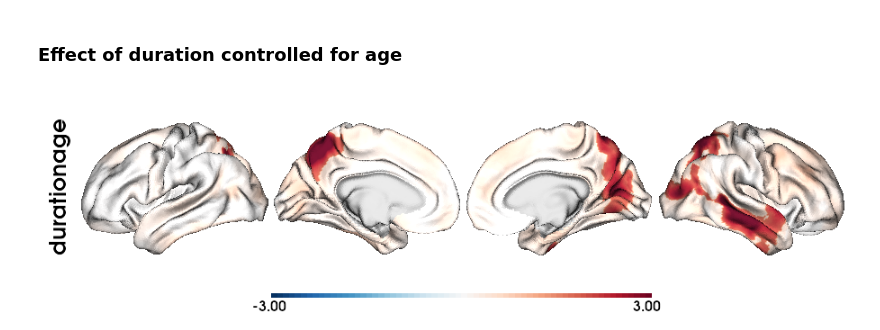
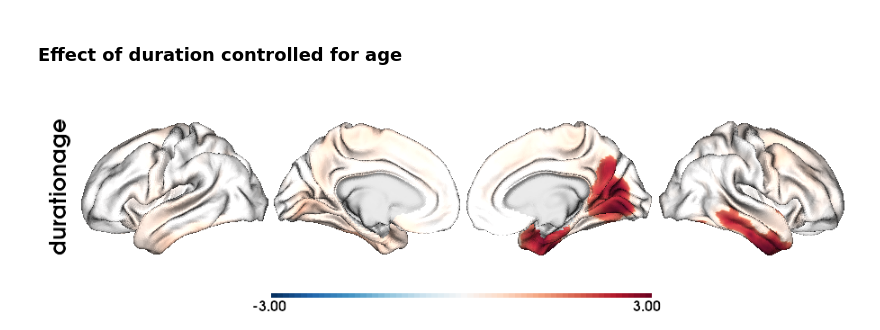
Before and after one commit to MICA-MNI/2025_in-vivo_tauPET-mk6240_TLE, a Jupyter notebook: scripts/Fig-3_clinical-cognitive_correlations.ipynb, the cells around one changed output. Cells and saved outputs as stored; diff of their text form; code cells hidden in the pictures.

Commit message:
updates testing the updated database

```diff
--- a/scripts/Fig-3_clinical-cognitive_correlations.ipynb
+++ b/scripts/Fig-3_clinical-cognitive_correlations.ipynb
@@ -16,10 +16,14 @@ from utils import *
 # %% [markdown]
 ### Fetch data
 # %%
+osf_path="/Users/rcruces/Desktop/OSF_data_revision-2025"
+
 # Load the data frame
-osf_df = osf_download("18F-MK6240_in-vivo_database.csv", project_id='ct3gw')
-df = pd.read_csv(osf_df)
+#osf_df = osf_download("18F-MK6240_in-vivo_database.csv", project_id='ct3gw')
+#df = pd.read_csv(osf_df)
+df = pd.read_csv(f"{osf_path}/18F-MK6240_in-vivo_database_osf.csv")
 
 # Load processed 18F-MK6240 PET data | matrix:{vertices x subjects}
-osf_pet_raw = osf_download("surf-fsLR-32k_desc-GroupData_smooth-10mm_pvc-probGM_ref-cerebellarGM_trc-18Fmk6240_pet.npy", project_id='ct3gw')
-pet_raw = np.load(osf_pet_raw)
+#osf_pet_raw = osf_download("surf-fsLR-32k_desc-GroupData_smooth-10mm_pvc-probGM_ref-cerebellarGM_trc-18Fmk6240_pet.npy", project_id='ct3gw')
+#pet_raw = np.load(osf_pet_raw)
+pet_raw = np.load(f"{osf_path}/surf-fsLR-32k_desc-GroupData_smooth-10mm_pvc-probGM_ref-cerebellarGM_trc-18Fmk6240_pet.npy")
@@ -63,0 +65,8 @@ slm_surf(df[idx], tauMK6240[idx,:], feat='duration', neg_tail=False, cthr=0.05,
+# %%
+# Create variable onset
+df['onset'] = df['age'] - df['duration']
+
+# Slice only the Patients
+idx = df['group'] == 'Patient'
+
+slm_surf(df[idx], tauMK6240[idx,:], feat='onset', neg_tail=True, cthr=0.05, scale=1, nan_color=(0.8, 0.8, 0.8, 1))
@@ -85,20 +108,32 @@ slm_surf(df, feat='task.semantic', Y=tauMK6240, neg_tail=True, cthr=0.05, alpha=
 ### Effect of duration controlled for age
 # %%
 from sklearn.linear_model import LinearRegression
+
+# Subset the dataframe for the relevant index
+sub_df = df.loc[idx, ['age', 'duration']]
+
+# Drop rows with any NA values in these columns
+sub_df = sub_df.dropna()
+
+# Extract X and y
+X = sub_df[['age']]  # 2D array
+y = sub_df['duration']
 
 # Create linear regression object
 mod = LinearRegression()
 
-# Fit the data to the model
-slm = mod.fit(df.loc[idx, ['age']], df.loc[idx, 'duration'])  # Ensure age is 2D
+# Fit the model
+mod.fit(X, y)
 
-# Generate the predicted values
-predic = mod.predict(df.loc[idx, ['age']])  # Use mod.predict(), not slm
+# Generate predicted values
+predic = mod.predict(X)
 
-# Compute residuals using .loc[] to avoid SettingWithCopyWarning
-df.loc[idx, 'durationage'] = df.loc[idx, 'duration'] - predic
+# Compute residuals
+df.loc[sub_df.index, 'durationage'] = y - predic
 
-# Apply slm_surf function
-slm_surf(df[idx], tauMK6240[idx, :], feat='durationage', neg_tail=False, cthr=0.05, scale=1, nan_color=(0.8, 0.8, 0.8, 1))
+# Apply slm_surf
+slm_surf(df.loc[sub_df.index], tauMK6240[sub_df.index, :],
+         feat='durationage', neg_tail=False, cthr=0.05, scale=1,
+         nan_color=(0.8, 0.8, 0.8, 1))
 # %% [output]
-[figure, old version]
+[figure, new version]
```
Also changed, not shown: parts of 17 cells of this notebook.
